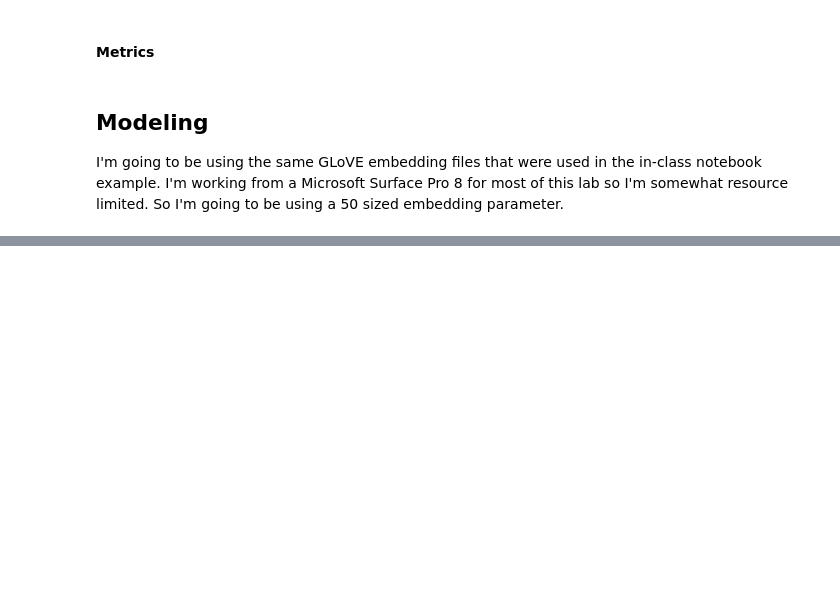
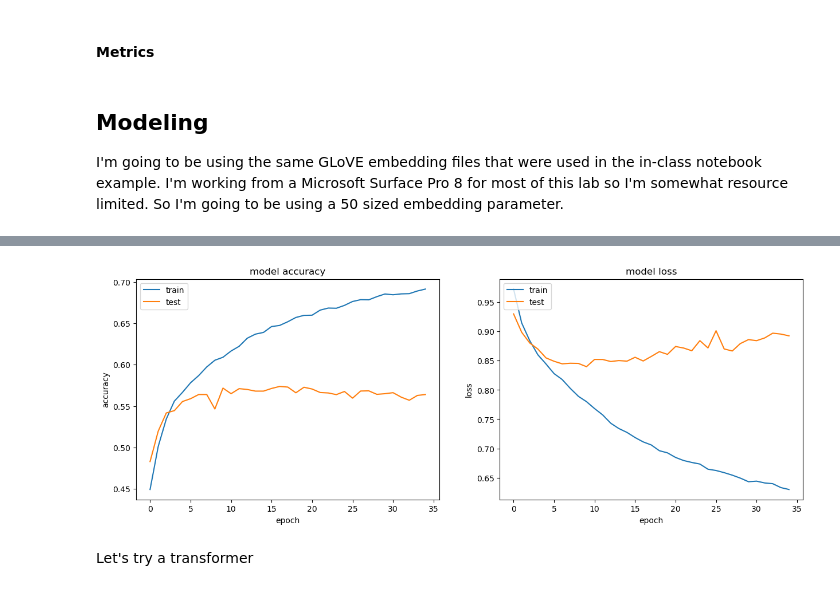
Before and after one commit to cphchip/cs7324_code, a Jupyter notebook: Lab 7/Henderson_48996654_Lab_7.ipynb, the cells around one changed output, grey strips where cells are left out. Saved outputs shown, nothing was run; the diff lists cells and outputs as text; code cells hidden in the pictures; blank space fills up the shorter version.

```diff
--- a/Lab 7/Henderson_48996654_Lab_7.ipynb
+++ b/Lab 7/Henderson_48996654_Lab_7.ipynb
@@ -418,0 +591,5 @@ Negative dimension size caused by subtracting 35 from 7 for '{{node max_pooling1
+# %%
+tmp = model.fit(X_train, y_train_ohe,
+                validation_data=(X_test, y_test_ohe),
+               epochs=20, batch_size=128)
+histories.append(tmp)
@@ -418,0 +614,31 @@ Negative dimension size caused by subtracting 35 from 7 for '{{node max_pooling1
+# %%
+%matplotlib inline
+
+# combine all the history from training together
+combined = dict()
+for key in ['acc','val_acc','loss','val_loss']:
+    combined[key] = np.hstack([x.history[key] for x in histories])
+
+# summarize history for accuracy
+plt.figure(figsize=(15,5))
+plt.subplot(121)
+plt.plot(combined['acc'])
+plt.plot(combined['val_acc'])
+plt.title('model accuracy')
+plt.ylabel('accuracy')
+plt.xlabel('epoch')
+plt.legend(['train', 'test'], loc='upper left')
+
+# summarize history for loss
+plt.subplot(122)
+plt.plot(combined['loss'])
+plt.plot(combined['val_loss'])
+plt.title('model loss')
+plt.ylabel('loss')
+plt.xlabel('epoch')
+plt.legend(['train', 'test'], loc='upper left')
+plt.show()
+# %% [output]
+[figure, added]
+# %% [markdown]
+Let's try a transformer
```
Also changed, not shown: parts of 16 cells of this notebook, 1 other file.
